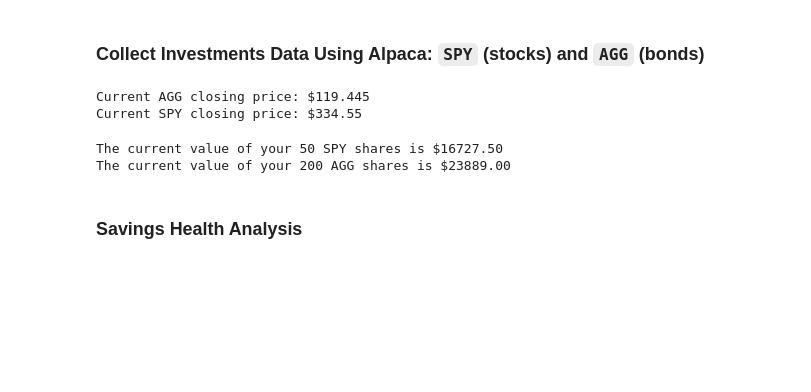
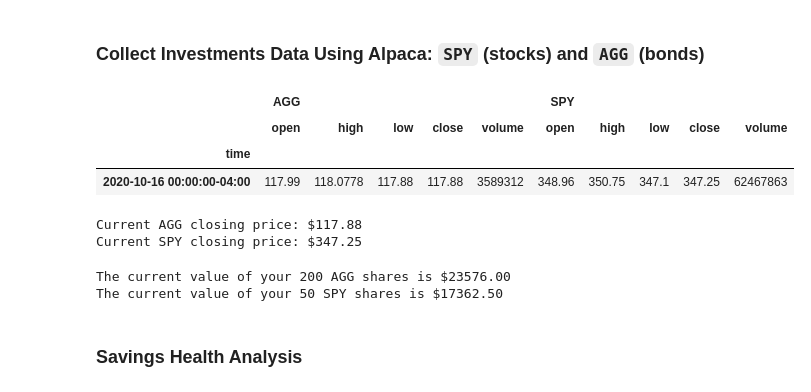
Before and after one commit to jormax14/fintech_apis_hw_jmg, a Jupyter notebook: financial-planner.ipynb, the cells around one changed output. Drawn from its saved outputs; the diff is of its cells as text; code cells hidden in the pictures; blank space fills up the shorter version.

Commit message:
finished alpaca data collection in part 1

```diff
--- a/financial-planner.ipynb
+++ b/financial-planner.ipynb
@@ -58,44 +59,52 @@ The current value of your 5.3 ETH is $1946.21
 # %%
 # Set Alpaca API key and secret
-# YOUR CODE HERE!
+alpaca_api_key = os.getenv('APCA_API_KEY')
+alpaca_secret_key = os.getenv('APCA_API_SECRET')
 
 # Create the Alpaca API object
-# YOUR CODE HERE!
+alpaca = tradeapi.REST(alpaca_api_key, alpaca_secret_key, api_version='v2')
 # %%
 # Format current date as ISO format
-# YOUR CODE HERE!
+today = pd.Timestamp('2020-10-16', tz = 'America/New_York').isoformat()
 
 # Set the tickers
 tickers = ["AGG", "SPY"]
 
 # Set timeframe to '1D' for Alpaca API
 timeframe = "1D"
 
 # Get current closing prices for SPY and AGG
-# YOUR CODE HERE!
+inv_data_df = alpaca.get_barset(tickers, timeframe, start = today, end = today).df
 
 # Preview DataFrame
-# YOUR CODE HERE!
+inv_data_df.head()
+# %% [output]
+|  | AGG |  |  |  |  | SPY |  |  |  |  |
+|  | open | high | low | close | volume | open | high | low | close | volume |
+| time |  |  |  |  |  |  |  |  |  |  |
+| 2020-10-16 00:00:00-04:00 | 117.99 | 118.0778 | 117.88 | 117.88 | 3589312 | 348.96 | 350.75 | 347.1 | 347.25 | 62467863 |
 # %%
 # Pick AGG and SPY close prices
-# YOUR CODE HERE!
+agg_close_price = float(inv_data_df['AGG']['close'])
+spy_close_price = float(inv_data_df['SPY']['close'])
 
 # Print AGG and SPY close prices
 print(f"Current AGG closing price: ${agg_close_price}")
 print(f"Current SPY closing price: ${spy_close_price}")
 # %% [output]
-Current AGG closing price: $119.445
-Current SPY closing price: $334.55
+Current AGG closing price: $117.88
+Current SPY closing price: $347.25
 # %%
 # Compute the current value of shares
-# YOUR CODE HERE!
+my_agg_value = agg_close_price * my_agg
+my_spy_value = spy_close_price * my_spy
 
 # Print current value of share
+print(f"The current value of your {my_agg} AGG shares is ${my_agg_value:0.2f}")
 print(f"The current value of your {my_spy} SPY shares is ${my_spy_value:0.2f}")
-print(f"The current value of your {my_agg} AGG shares is ${my_agg_value:0.2f}")
 # %% [output]
-The current value of your 50 SPY shares is $16727.50
-The current value of your 200 AGG shares is $23889.00
+The current value of your 200 AGG shares is $23576.00
+The current value of your 50 SPY shares is $17362.50
 # %% [markdown]
 ### Savings Health Analysis
 # %%
```
Also changed, not shown: parts of 2 cells of this notebook.
